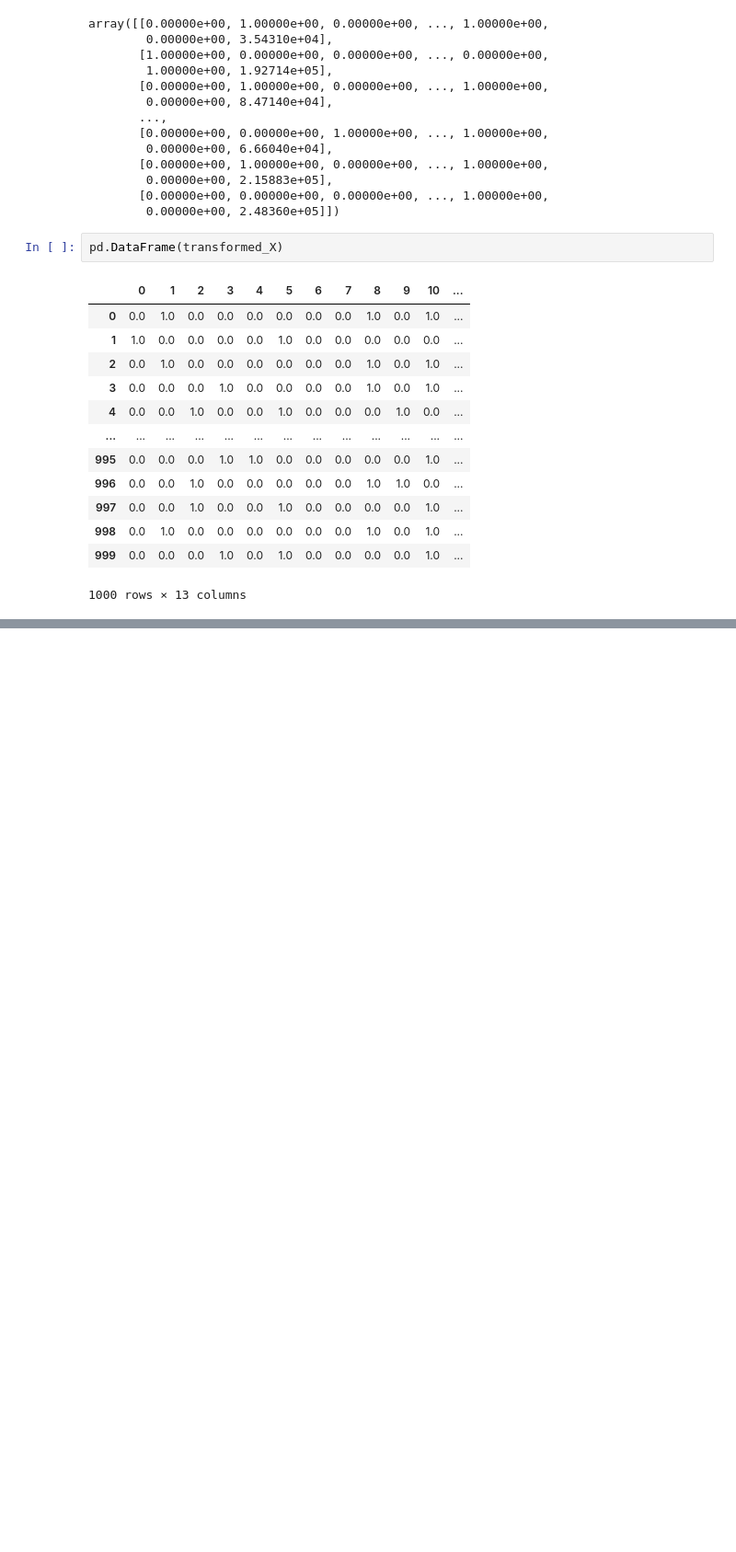
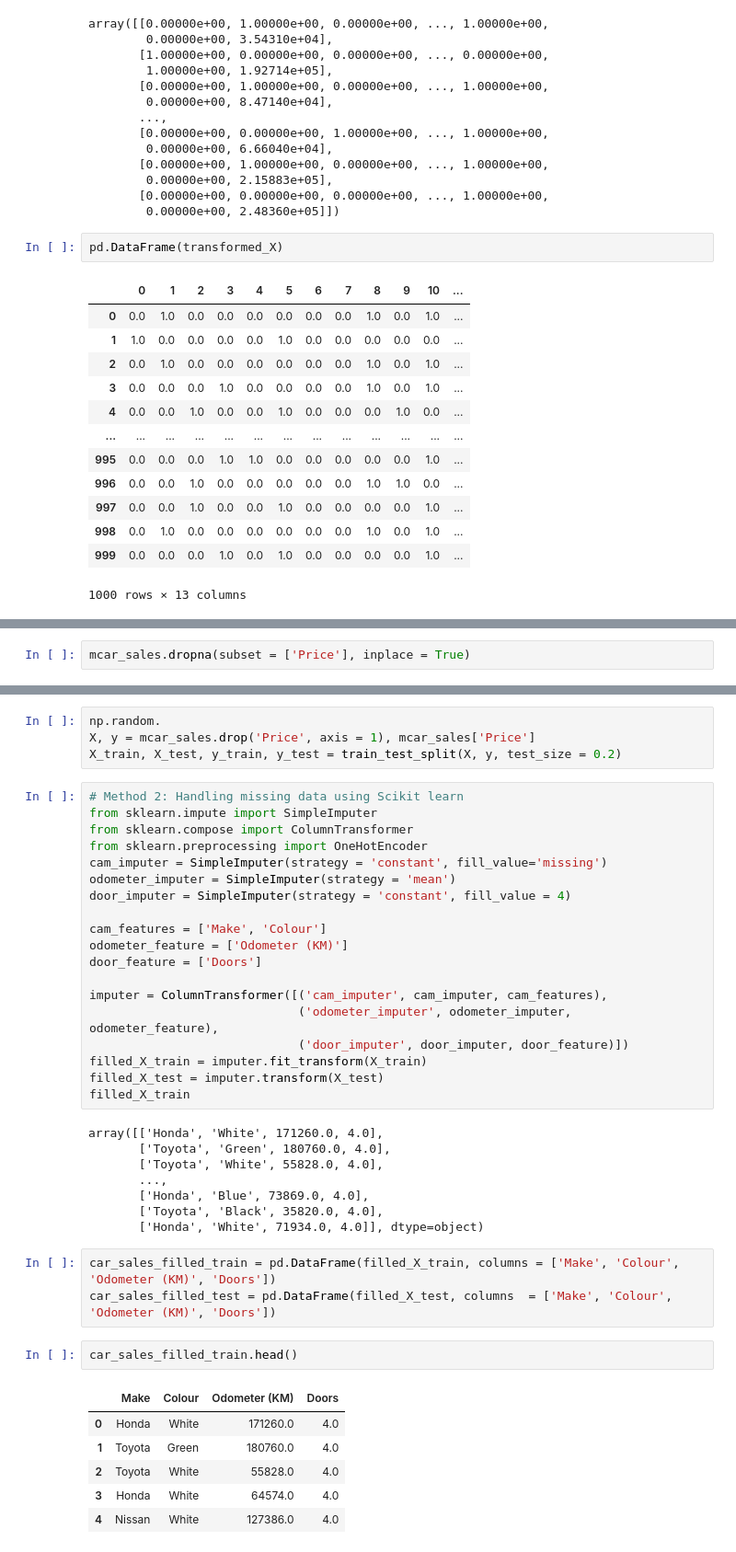
Before and after one commit to VisaalPathak/Sklearn_Practice, a Jupyter notebook: sklearn-notes-step-by-step.ipynb, the cells around one changed output, grey strips where cells are left out. Shown at 92% size. Drawn from its saved outputs; the diff is of its cells as text; blank space fills up the shorter version.

```diff
--- a/sklearn-notes-step-by-step.ipynb
+++ b/sklearn-notes-step-by-step.ipynb
@@ -191,0 +278,2 @@ model.score(X_test, y_test)
+# %%
+mcar_sales.dropna(subset = ['Price'], inplace = True)
@@ -191,0 +289,43 @@ model.score(X_test, y_test)
+# %%
+np.random.
+X, y = mcar_sales.drop('Price', axis = 1), mcar_sales['Price']
+X_train, X_test, y_train, y_test = train_test_split(X, y, test_size = 0.2)
+# %%
+# Method 2: Handling missing data using Scikit learn
+from sklearn.impute import SimpleImputer
+from sklearn.compose import ColumnTransformer
+from sklearn.preprocessing import OneHotEncoder
+cam_imputer = SimpleImputer(strategy = 'constant', fill_value='missing')
+odometer_imputer = SimpleImputer(strategy = 'mean')
+door_imputer = SimpleImputer(strategy = 'constant', fill_value = 4)
+
+cam_features = ['Make', 'Colour']
+odometer_feature = ['Odometer (KM)']
+door_feature = ['Doors']
+
+imputer = ColumnTransformer([('cam_imputer', cam_imputer, cam_features),
+                             ('odometer_imputer', odometer_imputer, odometer_feature),
+                             ('door_imputer', door_imputer, door_feature)])
+filled_X_train = imputer.fit_transform(X_train)
+filled_X_test = imputer.transform(X_test)
+filled_X_train
+# %% [output]
+array([['Honda', 'White', 171260.0, 4.0],
+       ['Toyota', 'Green', 180760.0, 4.0],
+       ['Toyota', 'White', 55828.0, 4.0],
+       ...,
+       ['Honda', 'Blue', 73869.0, 4.0],
+       ['Toyota', 'Black', 35820.0, 4.0],
+       ['Honda', 'White', 71934.0, 4.0]], dtype=object)
+# %%
+car_sales_filled_train = pd.DataFrame(filled_X_train, columns = ['Make', 'Colour', 'Odometer (KM)', 'Doors'])
+car_sales_filled_test = pd.DataFrame(filled_X_test, columns  = ['Make', 'Colour', 'Odometer (KM)', 'Doors'])
+# %%
+car_sales_filled_train.head()
+# %% [output]
+|  | Make | Colour | Odometer (KM) | Doors |
+| 0 | Honda | White | 171260.0 | 4.0 |
+| 1 | Toyota | Green | 180760.0 | 4.0 |
+| 2 | Toyota | White | 55828.0 | 4.0 |
+| 3 | Honda | White | 64574.0 | 4.0 |
+| 4 | Nissan | White | 127386.0 | 4.0 |
```
Also changed, not shown: parts of 19 cells of this notebook.
